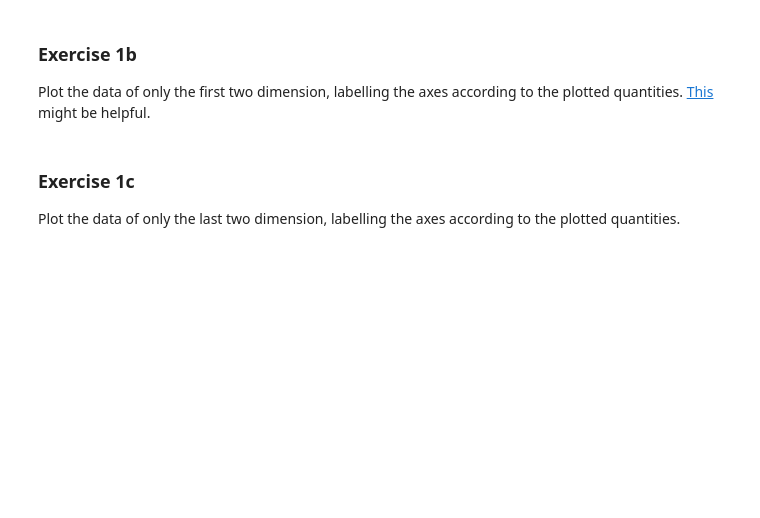
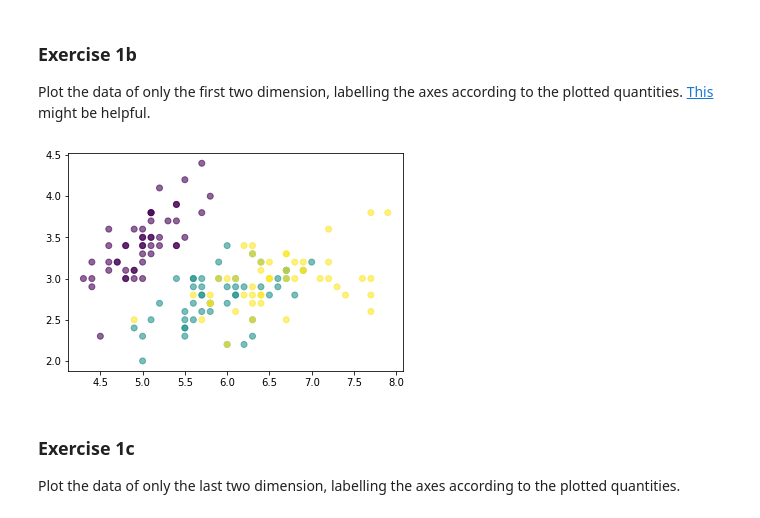
Before and after one commit to samerhmadi/Praktikum-9, a Jupyter notebook: intro-ext_GMMs_SVMs.ipynb, the cells around one changed output. Saved outputs shown, nothing was run; the diff lists cells and outputs as text; code cells hidden in the pictures; blank space fills up the shorter version.

```diff
--- a/intro-ext_GMMs_SVMs.ipynb
+++ b/intro-ext_GMMs_SVMs.ipynb
@@ -44,3 +42,10 @@ Plot the data of only the first two dimension, labelling the axes according to t
+# %%
+## plot first two dimension
+## plot first two dimension
+plt.scatter(X.values[:,0], X.values[:,1], c=iris.target, alpha=0.6)
+plt.show();
+# %% [output]
+[figure, added]
 # %% [markdown]
 ### Exercise 1c
 Plot the data of only the last two dimension, labelling the axes according to the plotted quantities.
```
Also changed, not shown: parts of 25 cells of this notebook.
